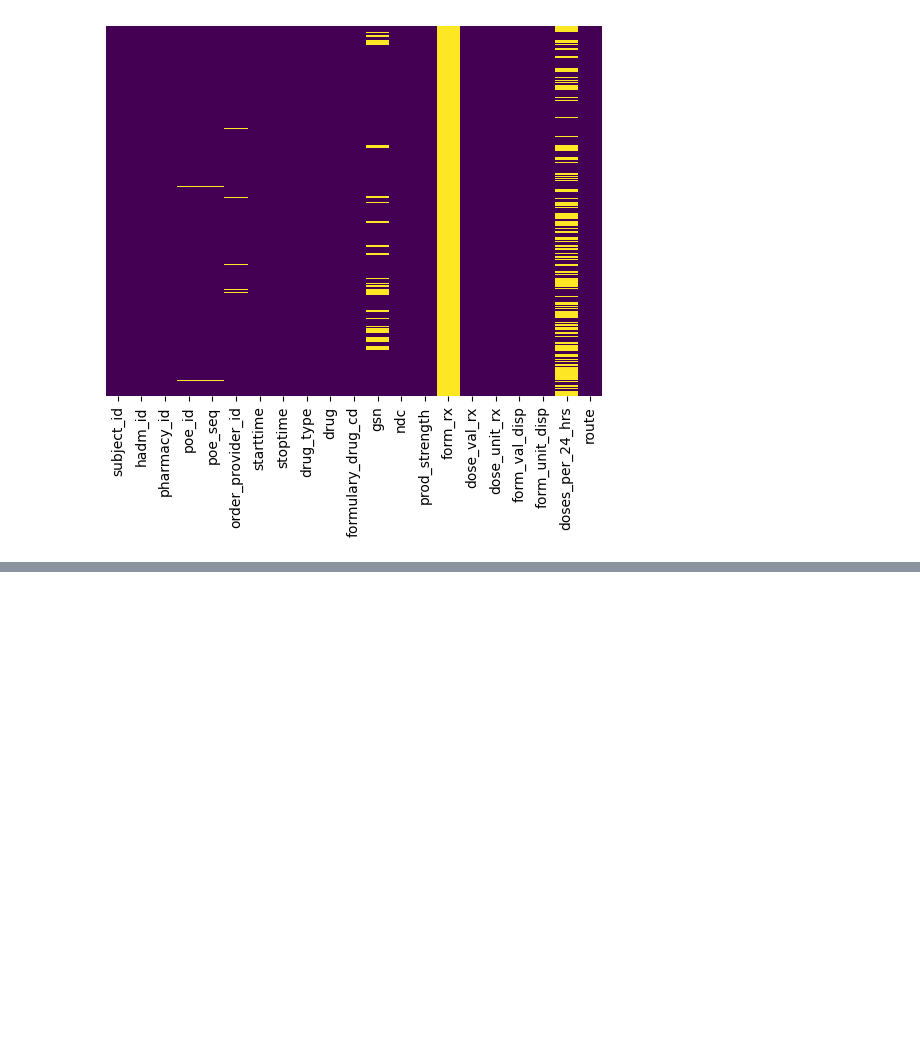
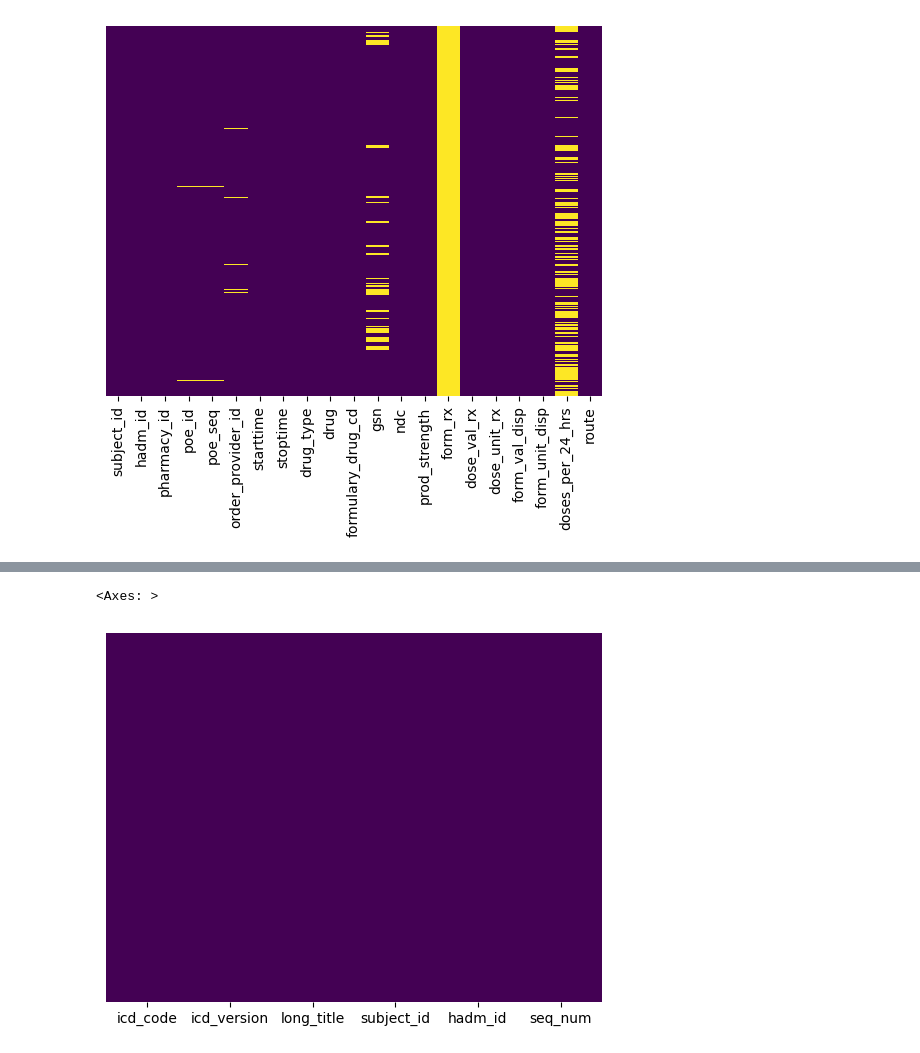
Before and after one commit to CatarinaCosta02/Master_Thesis, a Jupyter notebook: profiling/diagnosis.ipynb, the cells around one changed output, grey strips where cells are left out. Cells and saved outputs as stored; diff of their text form; code cells hidden in the pictures; blank space fills up the shorter version.

```diff
--- a/profiling/diagnosis.ipynb
+++ b/profiling/diagnosis.ipynb
@@ -505,0 +534,16 @@ memory usage: 2.9+ MB
+# %%
+# devide the diagnoses_icd in the icd 9 and icd 10
+
+icd_merged = d_icd_diagnoses.merge(
+    diagnoses_icd,
+    on=['icd_code', 'icd_version'],
+    how='right'
+)
+
+
+"""grouped = diagnoses_icd.groupby(diagnoses_icd.icd_version)
+diagnoses_icd_9 = grouped.get_group(9)
+display(diagnoses_icd_9)
+
+diagnoses_icd_10 = grouped.get_group(10)
+display(diagnoses_icd_10)"""
@@ -505,0 +568,10 @@ memory usage: 2.9+ MB
+# %%
+sns.heatmap(
+    icd_merged.isnull(),
+    yticklabels=False,
+    cbar=False,
+    cmap='viridis'
+)
+# %% [output]
+<Axes: >
+[figure, added]
```
Also changed, not shown: parts of 13 cells of this notebook.
